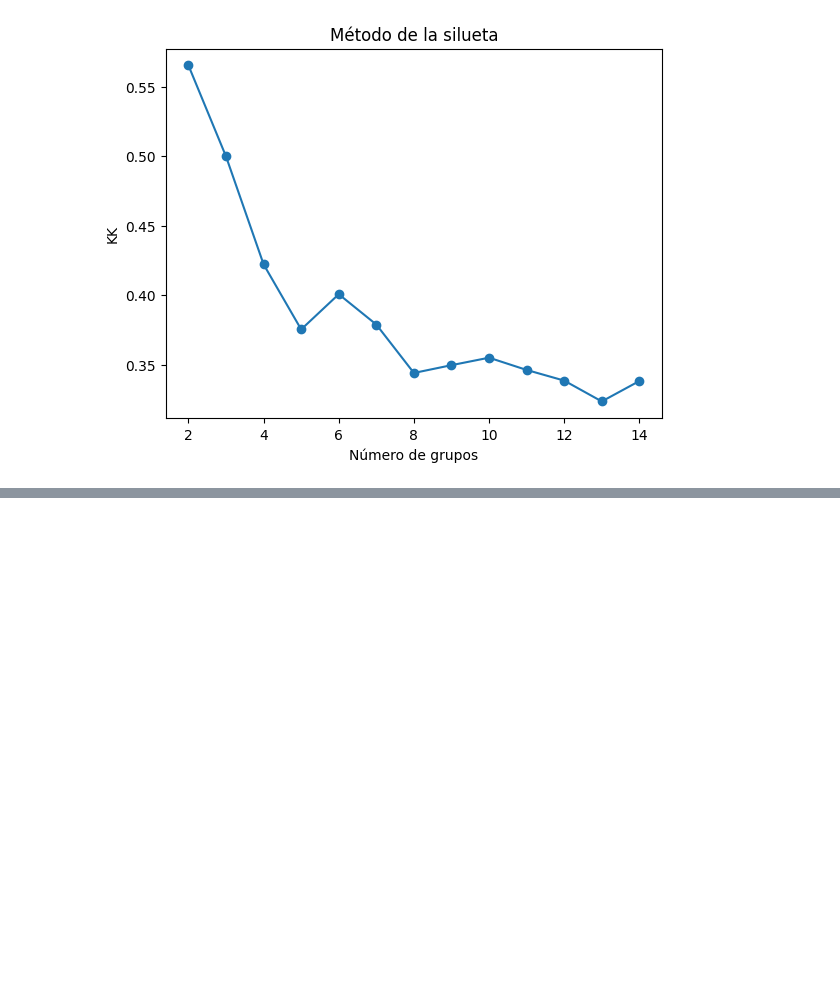
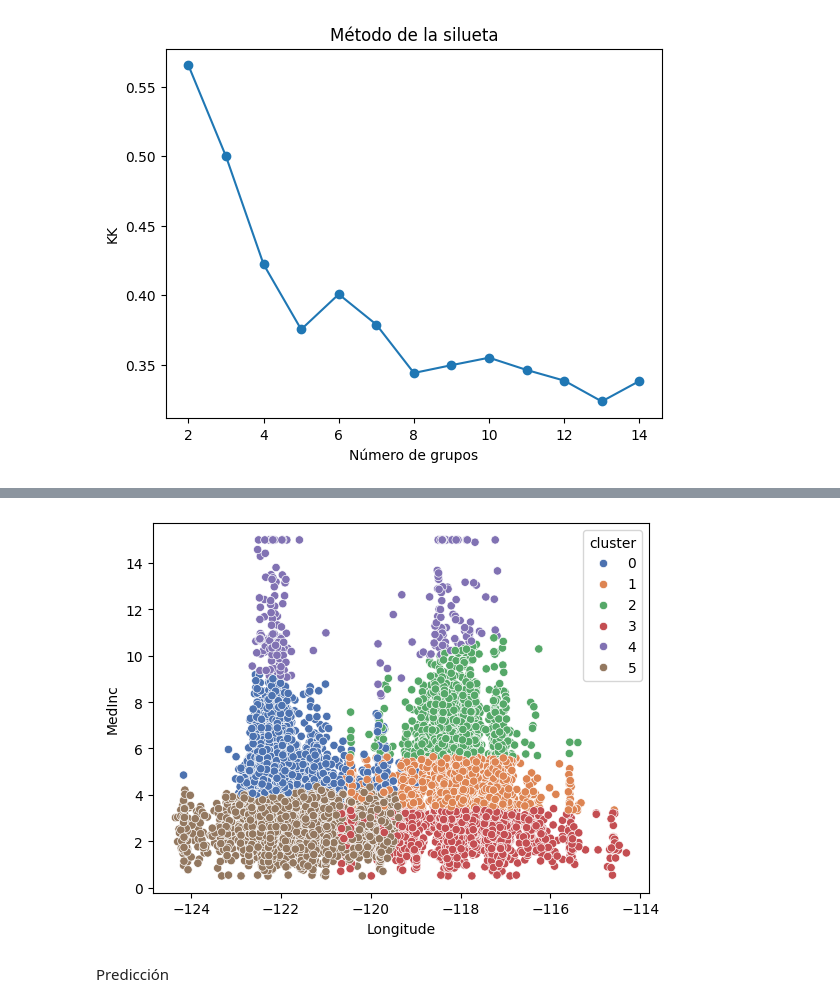
Before and after one commit to Bere333/k_medias_proyect, a Jupyter notebook: src/k_means.ipynb, the cells around one changed output, grey strips where cells are left out. Drawn from its saved outputs; the diff is of its cells as text; code cells hidden in the pictures; blank space fills up the shorter version.

```diff
--- a/src/k_means.ipynb
+++ b/src/k_means.ipynb
@@ -103,0 +177,7 @@ plt.show()
+# %%
+sns.scatterplot(data = X_train, x = "Longitude", y = "MedInc", hue = "cluster", palette = "deep")
+plt.show()
+# %% [output]
+[figure, added]
+# %% [markdown]
+Predicción
```
Also changed, not shown: parts of 8 cells of this notebook.
